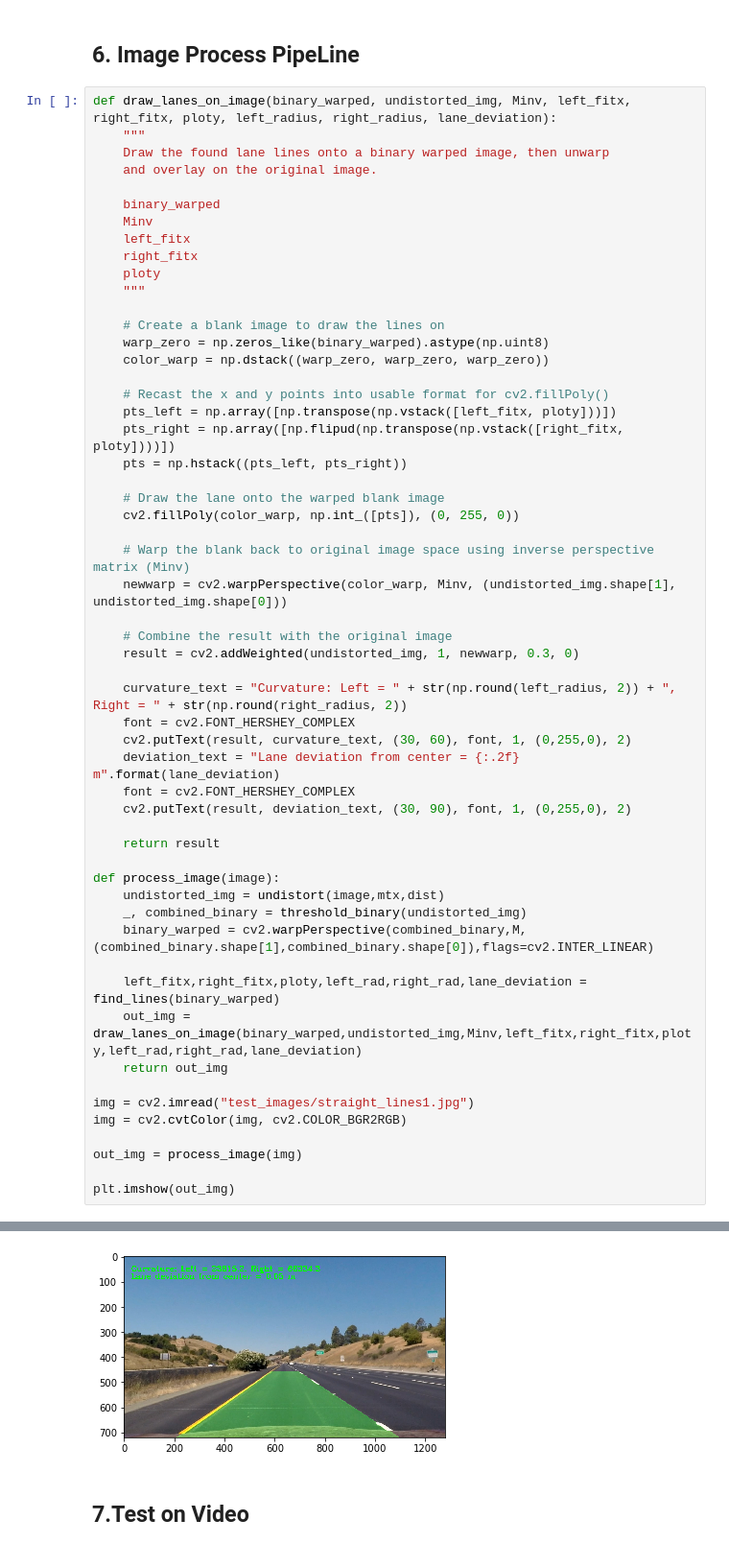
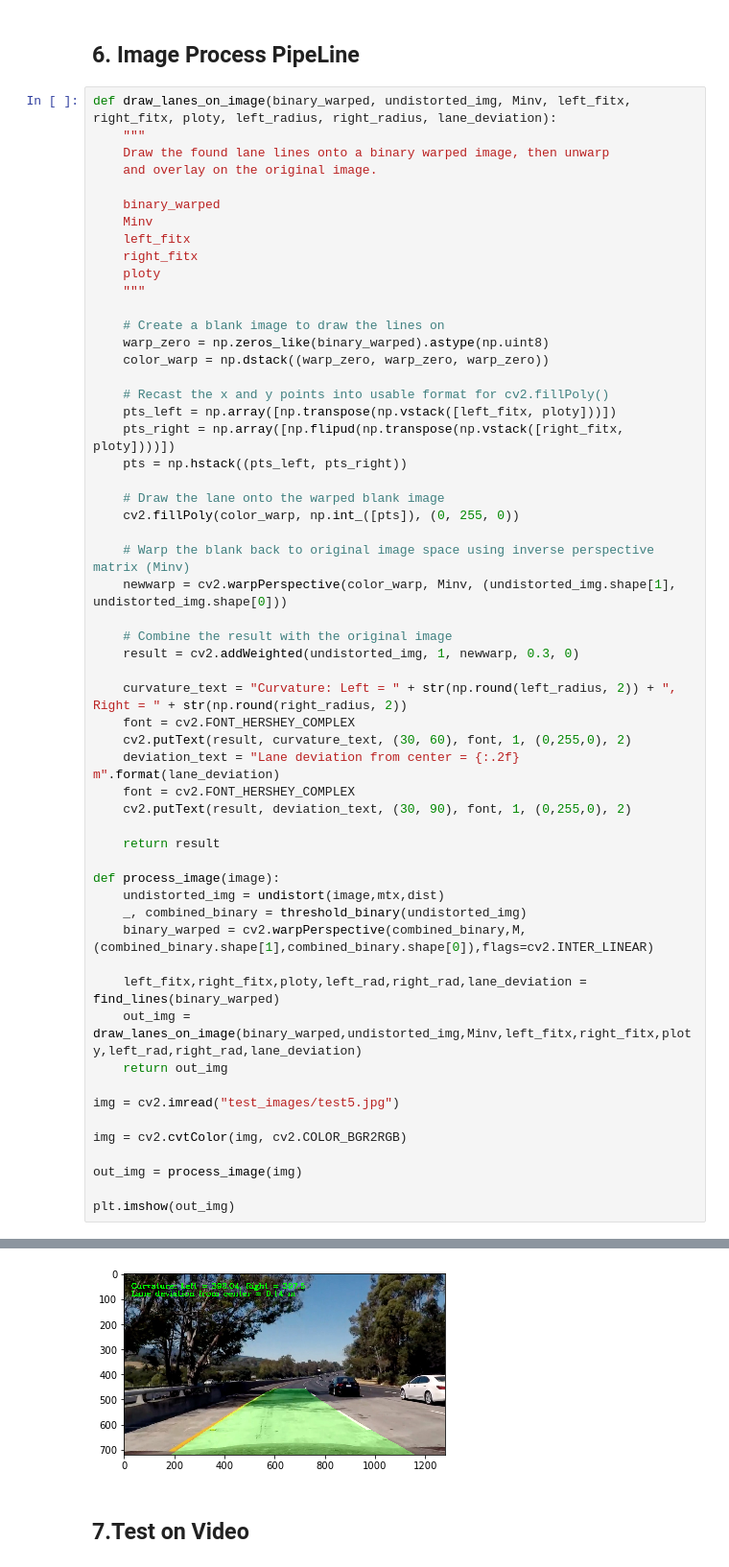
Before and after one commit to alongqiyue/CarND-Advanced-Lane-Lines, a Jupyter notebook: Advanced_Lane_Detection.ipynb, the cells around one changed output, grey strips where cells are left out. Shown: that part at 96% size. Cells and saved outputs as stored; diff of their text form.

```diff
--- a/Advanced_Lane_Detection.ipynb
+++ b/Advanced_Lane_Detection.ipynb
@@ -331,35 +354,36 @@ def draw_lanes_on_image(binary_warped, undistorted_img, Minv, left_fitx, right_f
     newwarp = cv2.warpPerspective(color_warp, Minv, (undistorted_img.shape[1], undistorted_img.shape[0]))
 
     # Combine the result with the original image
     result = cv2.addWeighted(undistorted_img, 1, newwarp, 0.3, 0)
 
     curvature_text = "Curvature: Left = " + str(np.round(left_radius, 2)) + ", Right = " + str(np.round(right_radius, 2))
     font = cv2.FONT_HERSHEY_COMPLEX
     cv2.putText(result, curvature_text, (30, 60), font, 1, (0,255,0), 2)
     deviation_text = "Lane deviation from center = {:.2f} m".format(lane_deviation)
     font = cv2.FONT_HERSHEY_COMPLEX
     cv2.putText(result, deviation_text, (30, 90), font, 1, (0,255,0), 2)
 
     return result
 
 def process_image(image):
     undistorted_img = undistort(image,mtx,dist)
     _, combined_binary = threshold_binary(undistorted_img)
     binary_warped = cv2.warpPerspective(combined_binary,M,(combined_binary.shape[1],combined_binary.shape[0]),flags=cv2.INTER_LINEAR)
 
     left_fitx,right_fitx,ploty,left_rad,right_rad,lane_deviation = find_lines(binary_warped)
     out_img = draw_lanes_on_image(binary_warped,undistorted_img,Minv,left_fitx,right_fitx,ploty,left_rad,right_rad,lane_deviation)
     return out_img
 
-img = cv2.imread("test_images/straight_lines1.jpg")
+img = cv2.imread("test_images/test5.jpg")
+
 img = cv2.cvtColor(img, cv2.COLOR_BGR2RGB)
 
 out_img = process_image(img)
 
 plt.imshow(out_img)
 # %% [output]
 <matplotlib.image.AxesImage at 0x...>
-[figure, old version]
+[figure, new version]
 # %% [markdown]
 ## 7.Test on Video
 # %%
```
Also changed, not shown: parts of 4 cells of this notebook, 1 other file.
